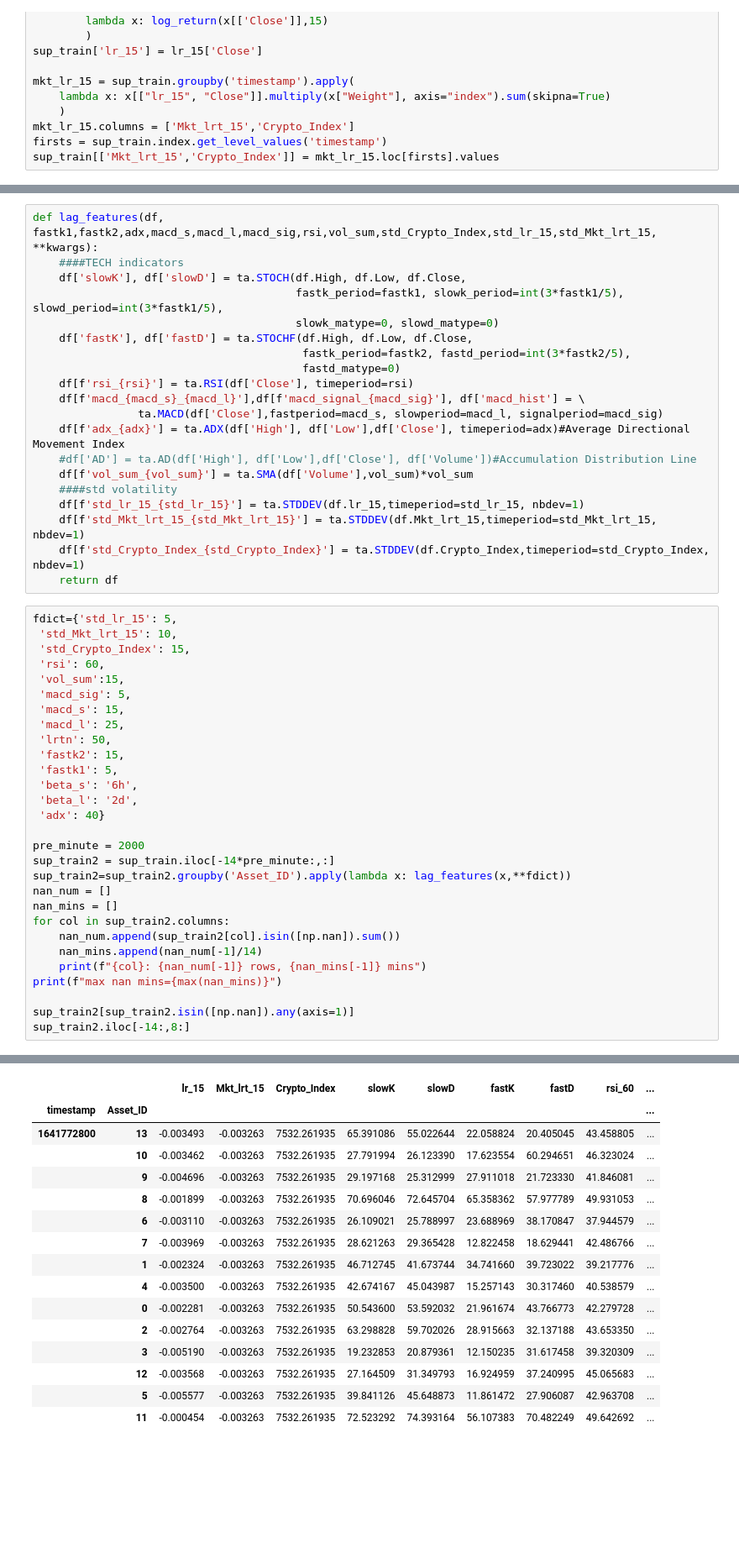
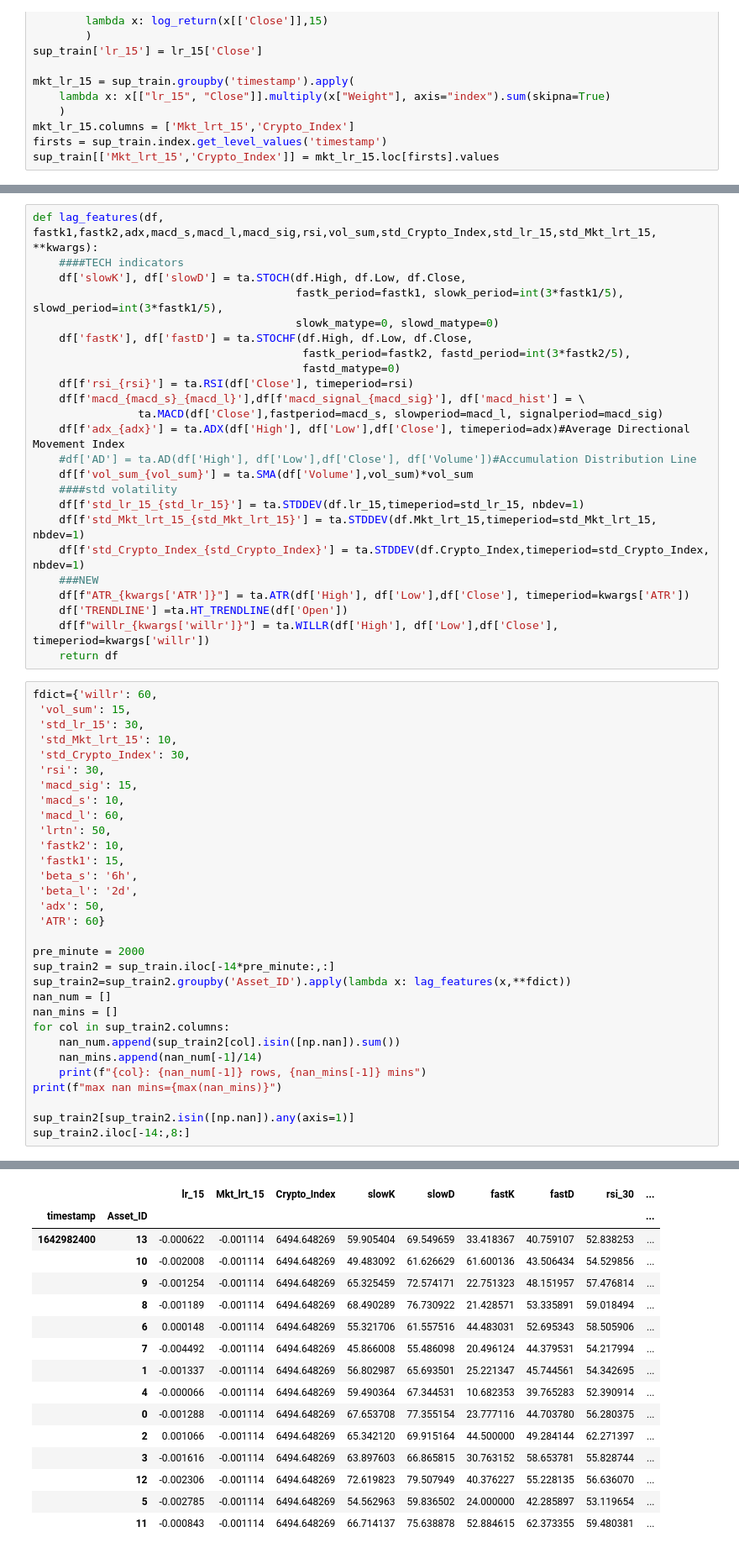
Before and after one commit to 123mitnik/Crypto_Forecasting_kaggle, a Jupyter notebook: indicator_lags_num.ipynb, the cells around one changed output, grey strips where cells are left out. Shown at 84% size. Saved outputs shown, nothing was run; the diff lists cells and outputs as text; blank space fills up the shorter version.

```diff
--- a/indicator_lags_num.ipynb
+++ b/indicator_lags_num.ipynb
@@ -54,22 +54,28 @@ def lag_features(df, fastk1,fastk2,adx,macd_s,macd_l,macd_sig,rsi,vol_sum,std_Cr
     df[f'std_lr_15_{std_lr_15}'] = ta.STDDEV(df.lr_15,timeperiod=std_lr_15, nbdev=1)
     df[f'std_Mkt_lrt_15_{std_Mkt_lrt_15}'] = ta.STDDEV(df.Mkt_lrt_15,timeperiod=std_Mkt_lrt_15, nbdev=1)
     df[f'std_Crypto_Index_{std_Crypto_Index}'] = ta.STDDEV(df.Crypto_Index,timeperiod=std_Crypto_Index, nbdev=1)
+    ###NEW
+    df[f"ATR_{kwargs['ATR']}"] = ta.ATR(df['High'], df['Low'],df['Close'], timeperiod=kwargs['ATR'])
+    df['TRENDLINE'] =ta.HT_TRENDLINE(df['Open'])
+    df[f"willr_{kwargs['willr']}"] = ta.WILLR(df['High'], df['Low'],df['Close'], timeperiod=kwargs['willr'])
     return df
 # %%
-fdict={'std_lr_15': 5,
+fdict={'willr': 60,
+ 'vol_sum': 15,
+ 'std_lr_15': 30,
  'std_Mkt_lrt_15': 10,
- 'std_Crypto_Index': 15,
- 'rsi': 60,
- 'vol_sum':15,
- 'macd_sig': 5,
- 'macd_s': 15,
- 'macd_l': 25,
+ 'std_Crypto_Index': 30,
+ 'rsi': 30,
+ 'macd_sig': 15,
+ 'macd_s': 10,
+ 'macd_l': 60,
  'lrtn': 50,
- 'fastk2': 15,
- 'fastk1': 5,
+ 'fastk2': 10,
+ 'fastk1': 15,
  'beta_s': '6h',
  'beta_l': '2d',
- 'adx': 40}
+ 'adx': 50,
+ 'ATR': 60}
 
 pre_minute = 2000
 sup_train2 = sup_train.iloc[-14*pre_minute:,:]
@@ -105,19 +111,19 @@ max nan mins=79.0
-|  |  | lr_15 | Mkt_lrt_15 | Crypto_Index | slowK | slowD | fastK | fastD | rsi_60 | ... |
+|  |  | lr_15 | Mkt_lrt_15 | Crypto_Index | slowK | slowD | fastK | fastD | rsi_30 | ... |
 | timestamp | Asset_ID |  |  |  |  |  |  |  |  | ... |
-| 1641772800 | 13 | -0.003493 | -0.003263 | 7532.261935 | 65.391086 | 55.022644 | 22.058824 | 20.405045 | 43.458805 | ... |
-|  | 10 | -0.003462 | -0.003263 | 7532.261935 | 27.791994 | 26.123390 | 17.623554 | 60.294651 | 46.323024 | ... |
-|  | 9 | -0.004696 | -0.003263 | 7532.261935 | 29.197168 | 25.312999 | 27.911018 | 21.723330 | 41.846081 | ... |
-|  | 8 | -0.001899 | -0.003263 | 7532.261935 | 70.696046 | 72.645704 | 65.358362 | 57.977789 | 49.931053 | ... |
-|  | 6 | -0.003110 | -0.003263 | 7532.261935 | 26.109021 | 25.788997 | 23.688969 | 38.170847 | 37.944579 | ... |
-|  | 7 | -0.003969 | -0.003263 | 7532.261935 | 28.621263 | 29.365428 | 12.822458 | 18.629441 | 42.486766 | ... |
-|  | 1 | -0.002324 | -0.003263 | 7532.261935 | 46.712745 | 41.673744 | 34.741660 | 39.723022 | 39.217776 | ... |
-|  | 4 | -0.003500 | -0.003263 | 7532.261935 | 42.674167 | 45.043987 | 15.257143 | 30.317460 | 40.538579 | ... |
-|  | 0 | -0.002281 | -0.003263 | 7532.261935 | 50.543600 | 53.592032 | 21.961674 | 43.766773 | 42.279728 | ... |
-|  | 2 | -0.002764 | -0.003263 | 7532.261935 | 63.298828 | 59.702026 | 28.915663 | 32.137188 | 43.653350 | ... |
-|  | 3 | -0.005190 | -0.003263 | 7532.261935 | 19.232853 | 20.879361 | 12.150235 | 31.617458 | 39.320309 | ... |
-|  | 12 | -0.003568 | -0.003263 | 7532.261935 | 27.164509 | 31.349793 | 16.924959 | 37.240995 | 45.065683 | ... |
-|  | 5 | -0.005577 | -0.003263 | 7532.261935 | 39.841126 | 45.648873 | 11.861472 | 27.906087 | 42.963708 | ... |
-|  | 11 | -0.000454 | -0.003263 | 7532.261935 | 72.523292 | 74.393164 | 56.107383 | 70.482249 | 49.642692 | ... |
+| 1642982400 | 13 | -0.000622 | -0.001114 | 6494.648269 | 59.905404 | 69.549659 | 33.418367 | 40.759107 | 52.838253 | ... |
+|  | 10 | -0.002008 | -0.001114 | 6494.648269 | 49.483092 | 61.626629 | 61.600136 | 43.506434 | 54.529856 | ... |
+|  | 9 | -0.001254 | -0.001114 | 6494.648269 | 65.325459 | 72.574171 | 22.751323 | 48.151957 | 57.476814 | ... |
+|  | 8 | -0.001189 | -0.001114 | 6494.648269 | 68.490289 | 76.730922 | 21.428571 | 53.335891 | 59.018494 | ... |
+|  | 6 | 0.000148 | -0.001114 | 6494.648269 | 55.321706 | 61.557516 | 44.483031 | 52.695343 | 58.505906 | ... |
+|  | 7 | -0.004492 | -0.001114 | 6494.648269 | 45.866008 | 55.486098 | 20.496124 | 44.379531 | 54.217994 | ... |
+|  | 1 | -0.001337 | -0.001114 | 6494.648269 | 56.802987 | 65.693501 | 25.221347 | 45.744561 | 54.342695 | ... |
+|  | 4 | -0.000066 | -0.001114 | 6494.648269 | 59.490364 | 67.344531 | 10.682353 | 39.765283 | 52.390914 | ... |
+|  | 0 | -0.001288 | -0.001114 | 6494.648269 | 67.653708 | 77.355154 | 23.777116 | 44.703780 | 56.280375 | ... |
+|  | 2 | 0.001066 | -0.001114 | 6494.648269 | 65.342120 | 69.915164 | 44.500000 | 49.284144 | 62.271397 | ... |
+|  | 3 | -0.001616 | -0.001114 | 6494.648269 | 63.897603 | 66.865815 | 30.763152 | 58.653781 | 55.828744 | ... |
+|  | 12 | -0.002306 | -0.001114 | 6494.648269 | 72.619823 | 79.507949 | 40.376227 | 55.228135 | 56.636070 | ... |
+|  | 5 | -0.002785 | -0.001114 | 6494.648269 | 54.562963 | 59.836502 | 24.000000 | 42.285897 | 53.119654 | ... |
+|  | 11 | -0.000843 | -0.001114 | 6494.648269 | 66.714137 | 75.638878 | 52.884615 | 62.373355 | 59.480381 | ... |
 # %%
 pre_minute = 200
 sup_train2 = sup_train.iloc[-14*pre_minute:,:]
```
Also changed, not shown: parts of 7 cells of this notebook, 2 other files.
